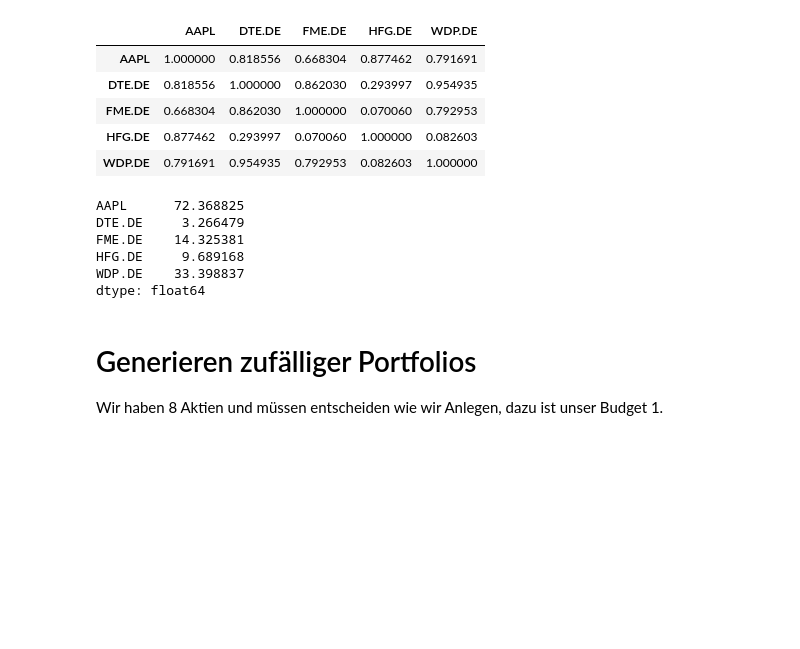
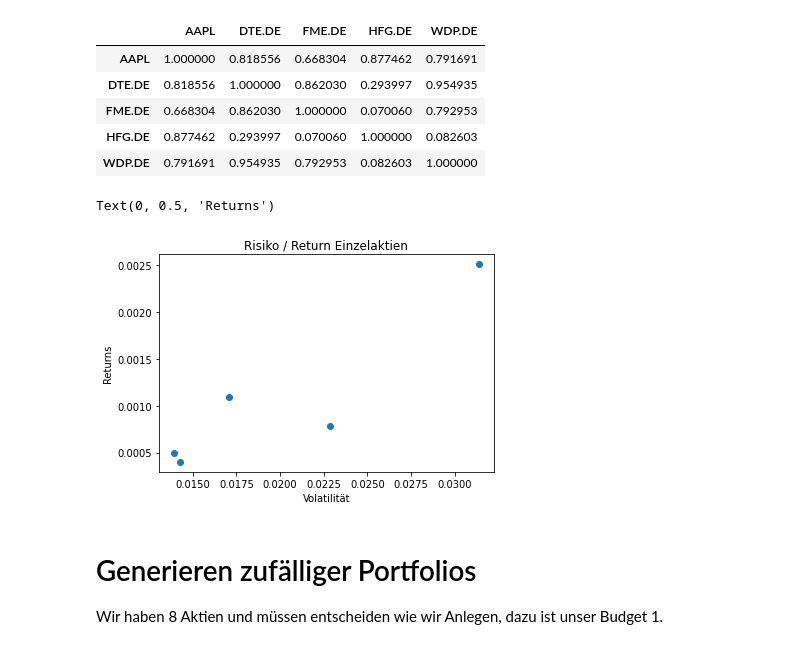
Before and after one commit to johannesgoebel/efficient_frontier, a Jupyter notebook: effiency_frontier.ipynb, the cells around one changed output. Drawn from its saved outputs; the diff is of its cells as text; code cells hidden in the pictures; blank space fills up the shorter version.

Commit message:
visualiszing risk/return of single stock + Generating portfolios

```diff
--- a/effiency_frontier.ipynb
+++ b/effiency_frontier.ipynb
@@ -80,21 +57,20 @@ corr.style.background_gradient(cmap='coolwarm')
 | FME.DE | 0.668304 | 0.862030 | 1.000000 | 0.070060 | 0.792953 |
 | HFG.DE | 0.877462 | 0.293997 | 0.070060 | 1.000000 | 0.082603 |
 | WDP.DE | 0.791691 | 0.954935 | 0.792953 | 0.082603 | 1.000000 |
-# %%
-#brauchen nur die Standardabweichung der Returns, dass hier ist falsch
-std = np.std(data)
-std.head()
-# %% [output]
-AAPL      72.368825
-DTE.DE     3.266479
-FME.DE    14.325381
-HFG.DE     9.689168
-WDP.DE    33.398837
-dtype: float64
 # %%
 returns = data.pct_change()
 cov_returns = returns.cov()
 mean_returns = returns.mean()
+std_returns = returns.std()
+
+#plotten der Einzelaktien
+plt.scatter(std_returns, mean_returns)
+plt.title('Risiko / Return Einzelaktien')
+plt.xlabel('Volatilität')
+plt.ylabel('Returns')
+# %% [output]
+Text(0, 0.5, 'Returns')
+[figure, added]
 # %% [markdown]
 # Generieren zufälliger Portfolios
 
```
Also changed, not shown: parts of 4 cells of this notebook.
